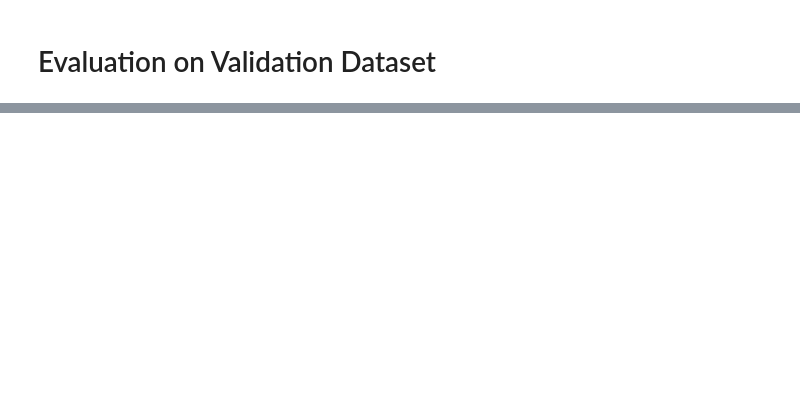
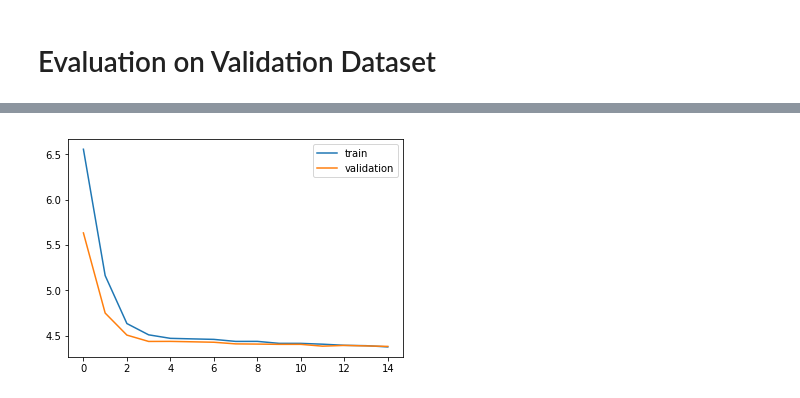
Before and after one commit to HassanSherwani/Language_Translator, a Jupyter notebook: Encoder_Decoder_2015.ipynb, the cells around one changed output, grey strips where cells are left out. Cells and saved outputs as stored; diff of their text form; code cells hidden in the pictures; blank space fills up the shorter version.

```diff
--- a/Encoder_Decoder_2015.ipynb
+++ b/Encoder_Decoder_2015.ipynb
@@ -437,7 +413,7 @@ Trainable params: 201,142
 Non-trainable params: 0
 __________________________________________________________________________________________________
 # %%
-model.fit_generator(generator = generate_batch(X_train, y_train, batch_size = batch_size),
+history=model.fit_generator(generator = generate_batch(X_train, y_train, batch_size = batch_size),
                     steps_per_epoch = train_samples//batch_size,
                     epochs=epochs,
                     validation_data = generate_batch(X_test, y_test, batch_size = batch_size),
@@ -607 +582,8 @@ Actual German Translation:  unk piffl unk vorsitzender der burgfreunde hat sich
 Predicted German Translation:  unk unk unk unk unk unk unk unk unk unk unk unk
+# %%
+plt.plot(history.history['loss'])
+plt.plot(history.history['val_loss'])
+plt.legend(['train','validation'])
+plt.show()
+# %% [output]
+[figure, added]
```
Also changed, not shown: parts of 16 cells of this notebook.
